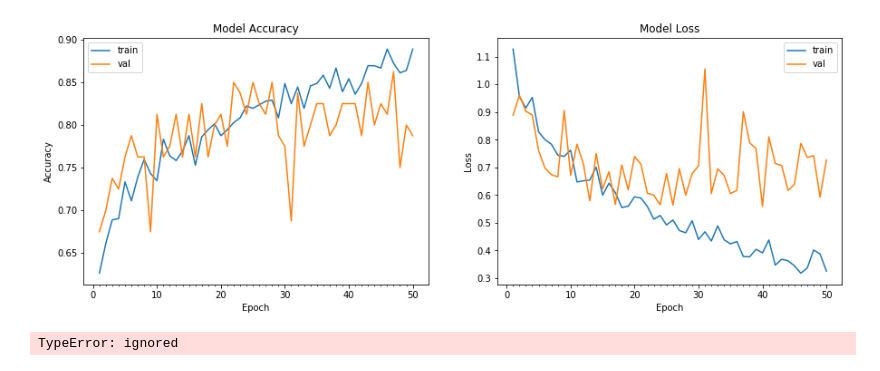
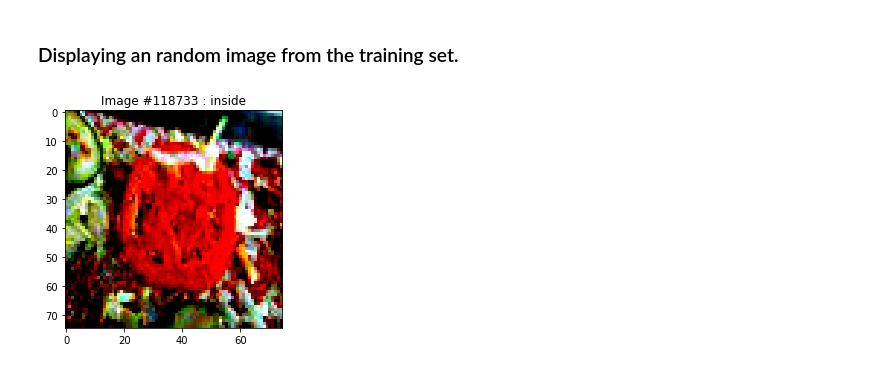
Before and after one commit to chaitanyakasaraneni/yelpphotoclassification, a Jupyter notebook: ImageProcessing_CNN.ipynb, the cells around one changed output. Drawn from its saved outputs; the diff is of its cells as text; code cells hidden in the pictures.

```diff
--- a/ImageProcessing_CNN.ipynb
+++ b/ImageProcessing_CNN.ipynb
@@ -91,3 +145,0 @@ print(np.shape(y_test))
-# %%
-# creating validation set
-x_train, x_validate, y_train, y_validate = train_test_split(x_train, y_train, test_size = 0.1, random_state = 2)
@@ -125,4 +145,0 @@ Clipping input data to the valid range for imshow with RGB data ([0..1] for floa
-# %%
-x_train = x_train.reshape(x_train.shape[0], *(125, 125, 3))
-x_test = x_test.reshape(x_test.shape[0], *(125, 125, 3))
-x_validate = x_validate.reshape(x_validate.shape[0], *(125, 125, 3))
@@ -177,16 +145,0 @@ _________________________________________________________________
-# %%
-
-datagen = ImageDataGenerator(
-        featurewise_center=False,  # set input mean to 0 over the dataset
-        samplewise_center=False,  # set each sample mean to 0
-        featurewise_std_normalization=False,  # divide inputs by std of the dataset
-        samplewise_std_normalization=False,  # divide each input by its std
-        zca_whitening=False,  # apply ZCA whitening
-        rotation_range=10,  # randomly rotate images in the range (degrees, 0 to 180)
-        zoom_range = 0.1, # Randomly zoom image
-        width_shift_range=0.1,  # randomly shift images horizontally (fraction of total width)
-        height_shift_range=0.1,  # randomly shift images vertically (fraction of total height)
-        horizontal_flip=False,  # randomly flip images
-        vertical_flip=False)  # randomly flip images
-
-datagen.fit(x_train)
@@ -258,22 +146,15 @@ def plot_model_history(model_history):
-# %%
-plot_model_history(history)
-# %% [output]
-[figure, removed]
-# %%
-index = np.random.randint(x_test.shape[0]) # We choose a random index
-
-img = (np.expand_dims(x_test[index], 0))
-predictions = model.predict(img)     # Vector of probabilities
-pred_img = np.argmax(predictions[0]) # We take the highest probability
-pred_label = class_names[pred_img]
-true_label = class_names[y_test[index]]
-
-title = 'Guess : {} VS Pred : {}  '.format(pred_label , true_label )
-
-plt.figure()
-plt.imshow(test_images[index])
-plt.grid(False)
-plt.title(title)
-plt.show()
-# %% [output]
-TypeError: ignored
+# %%
+# reshaping the data
+x_train = x_train.reshape(x_train.shape[0], *(75, 75, 3))
+x_test = x_test.reshape(x_test.shape[0], *(75, 75, 3))
+# %% [markdown]
+### Displaying an random image from the training set.
+# %%
+index = np.random.randint(x_train.shape[0])
+plt.figure()
+plt.imshow(x_train[index])
+plt.grid(False)
+plt.title('Image #{} : '.format(index) + class_names_label[y_train[index]])
+plt.show()
+# %% [output]
+[figure, added]
```
Also changed, not shown: parts of 52 cells of this notebook.
